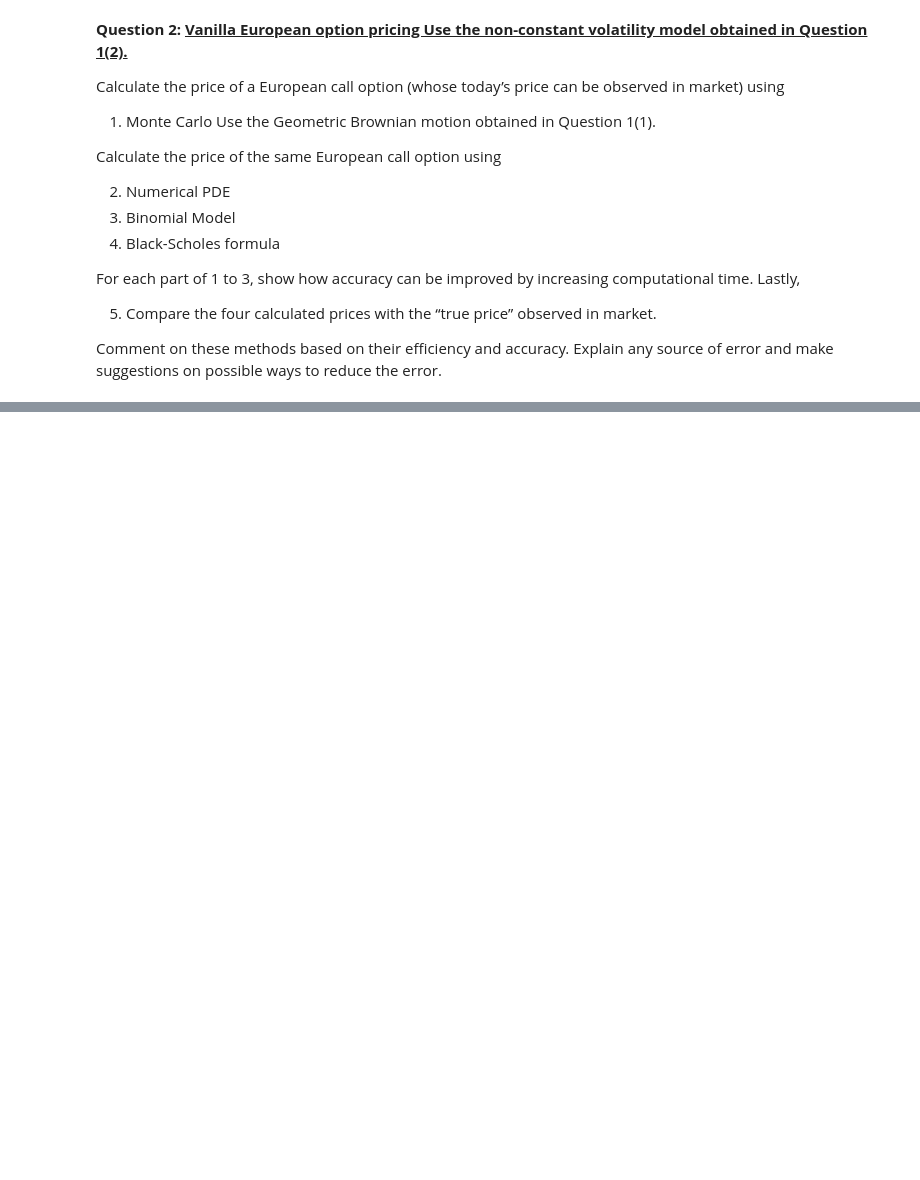
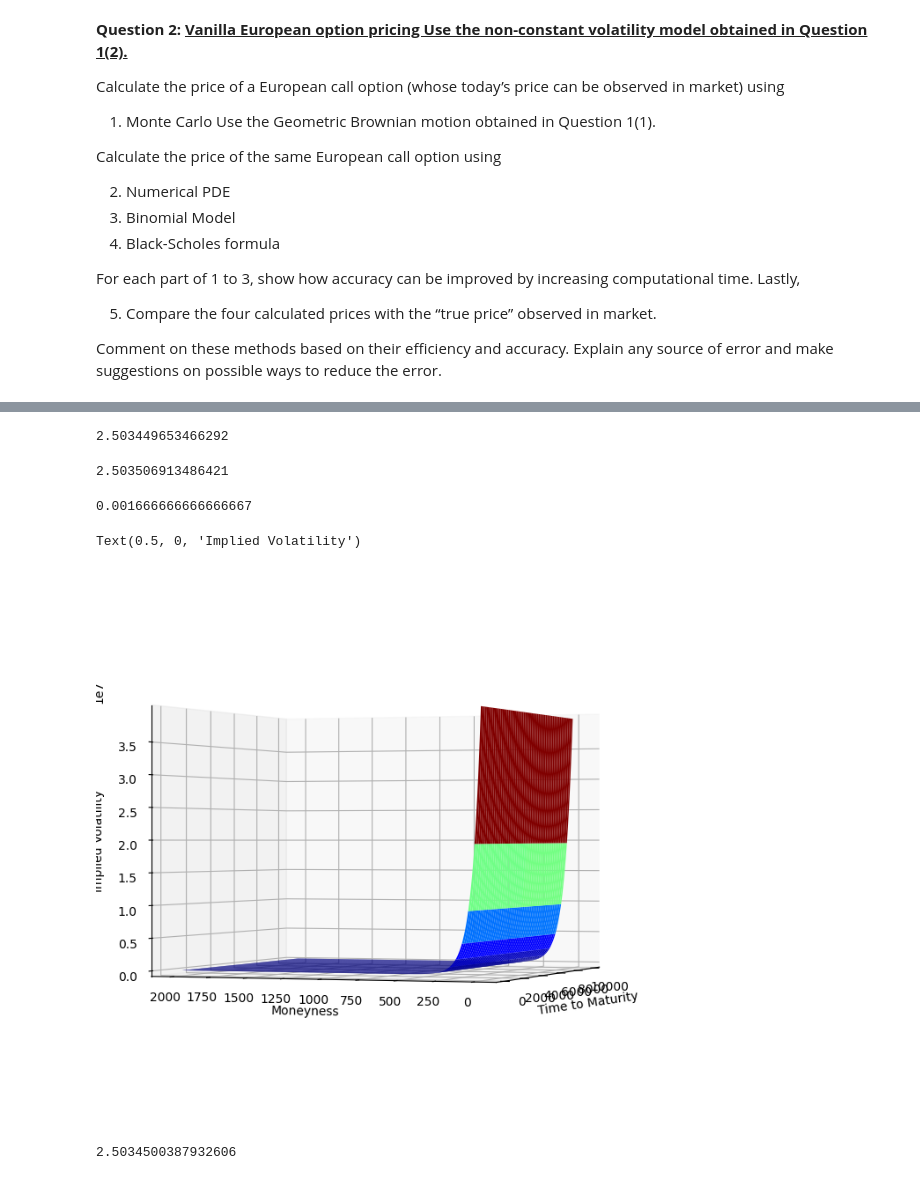
Before and after one commit to laic0022/FN6808_Derivative_Securities, a Jupyter notebook: Course_Project.ipynb, the cells around one changed output, grey strips where cells are left out. Saved outputs shown, nothing was run; the diff lists cells and outputs as text; code cells hidden in the pictures; blank space fills up the shorter version.

Commit message:
bs numeric PDE

```diff
--- a/Course_Project.ipynb
+++ b/Course_Project.ipynb
@@ -262,0 +432,55 @@ hv
+# %%
+euro_call_cranknicolson(S0,K,r,sigma,0, 1/12,100,1000,10)
+# %% [output]
+2.503449653466292
+# %%
+# black scholes PDE numeric solution (explicit scheme)
+M = 1000
+N = 10000
+T = 1/12
+tau = 0.5*sigma**2*T
+mesh = np.zeros((2*M+1, N+1))
+K = 100
+S0 = 100
+r = 0.05
+sigma = 0.2
+k = r / (sigma**2/2)
+amplitude = 10
+dx = amplitude / M
+dt = tau / N
+L = 2 * M + 1
+
+
+alpha = dt/(dx**2)
+
+x = np.log(S0*np.exp(amplitude)*np.exp(-dx*np.array(range(L)))/K)
+mesh[:, 0] = np.maximum(np.exp(0.5 * (k + 1) * x) - np.exp(0.5 * (k - 1) * x), 0)
+
+mesh[0,:] = mesh[0,0]
+mesh[-1,:] = mesh[-1,0]
+
+for t in range(1, N+1):
+    mesh[1:-1,t] = alpha*mesh[:-2,t-1] + (1-2*alpha)*mesh[1:-1,t-1] + alpha*mesh[2:,t-1]
+
+Cp = (mesh[:,-1]*K*np.exp(-0.5*(k-1)*x-0.25*(k+1)**2*tau))[M]
+Cp
+# %% [output]
+2.503506913486421
+# %%
+alpha
+# %% [output]
+0.001666666666666667
+# %%
+fig = plt.figure(figsize=(8,8))
+ax = fig.add_subplot(111, projection='3d')
+
+X, Y = np.meshgrid(range(mesh.shape[1]), range(mesh.shape[0]))
+ax.plot_surface(X, Y, mesh, cmap=cm.jet, linewidth=0.2)
+ax.view_init(0, 200)
+ax.set_xlabel("Time to Maturity")
+ax.set_ylabel("Moneyness")
+ax.set_zlabel("Implied Volatility")
+# ax.set_title('IV Surface of '+name)
+# %% [output]
+Text(0.5, 0, 'Implied Volatility')
+[figure, added]
@@ -262,0 +505,4 @@ hv
+# %%
+(mesh[:,-1]*K*np.exp(-0.5*(k-1)*x-0.25*(k+1)**2*tau))[M]
+# %% [output]
+2.5034500387932606
```
Also changed, not shown: parts of 39 cells of this notebook, 1 other file.
